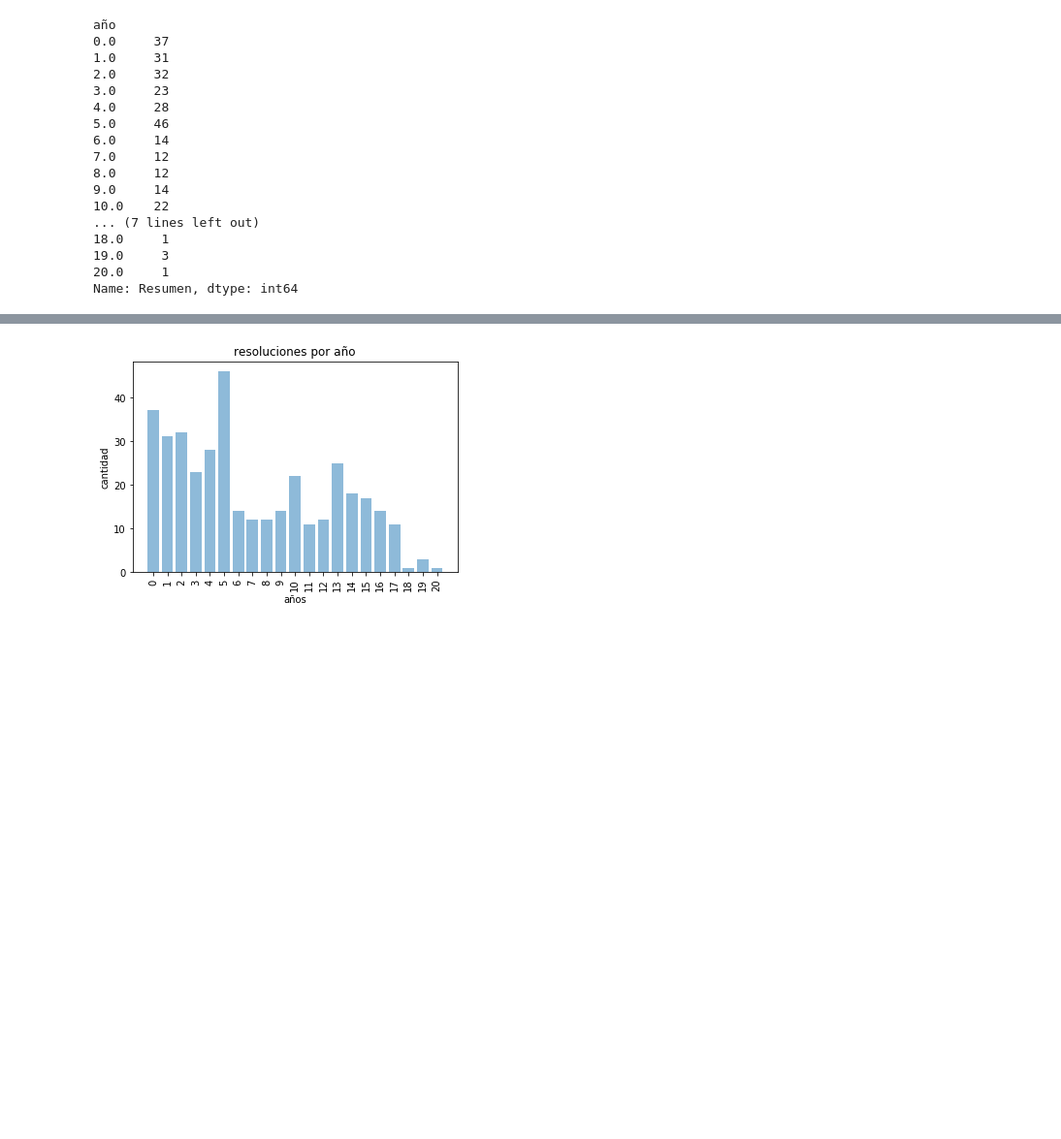
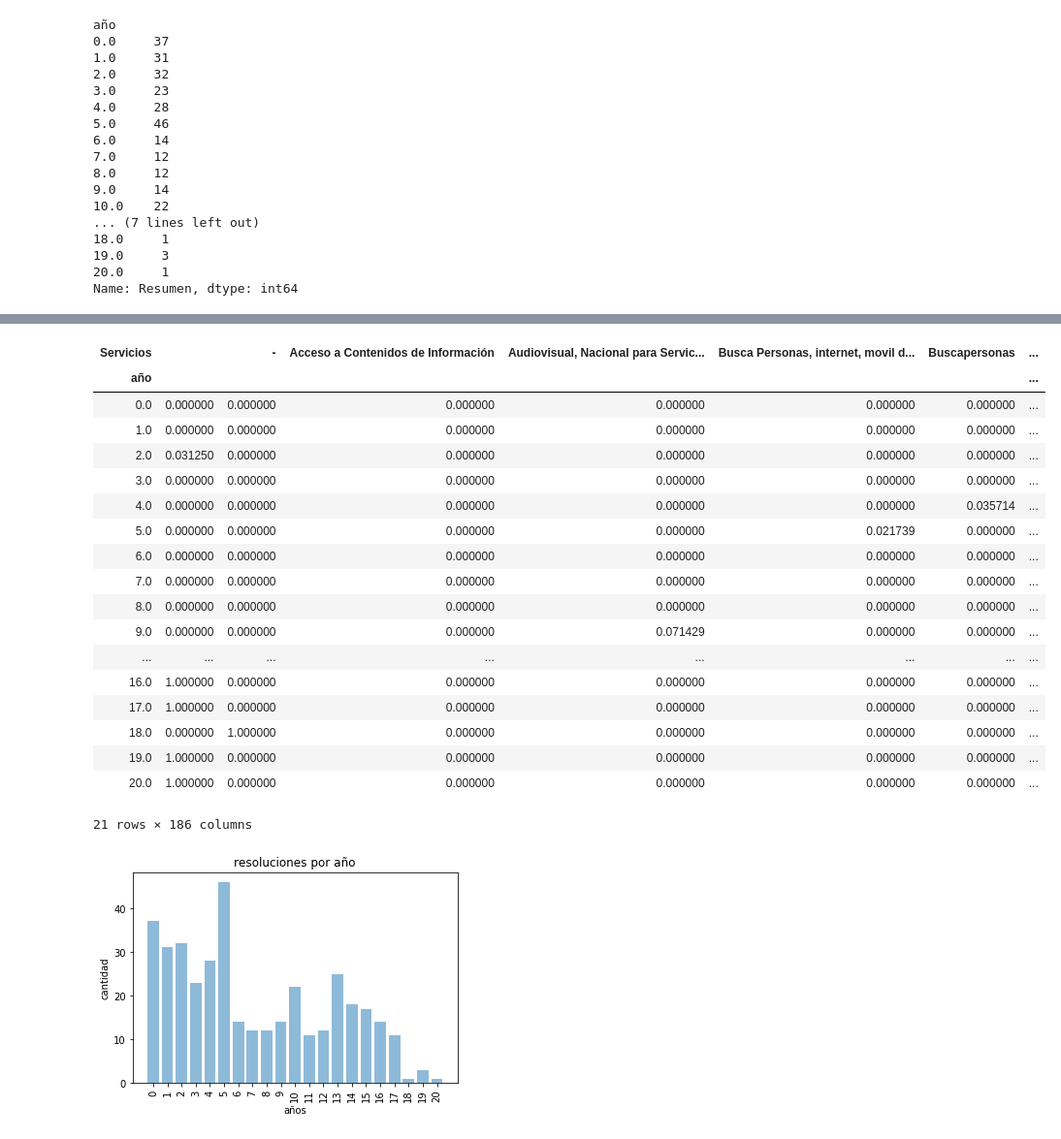
Before and after one commit to jguerrae/ProyectoReg, a Jupyter notebook: Telecomunicaciones/hd/LDA_hd.ipynb, the cells around one changed output, grey strips where cells are left out. Shown: that part at 97% size. Cells and saved outputs as stored; diff of their text form; code cells hidden in the pictures; blank space fills up the shorter version.

```diff
--- a/Telecomunicaciones/hd/LDA_hd.ipynb
+++ b/Telecomunicaciones/hd/LDA_hd.ipynb
@@ -47,0 +64,22 @@ Name: Resumen, dtype: int64
+# %%
+pd.crosstab(df.año, df.Servicios, normalize="index")
+# %% [output]
+| Servicios |  | - | Acceso a Contenidos de Información | Audiovisual, Nacional para Servic... | Busca Personas, internet, movil d... | Buscapersonas | ... |
+| año |  |  |  |  |  |  | ... |
+| 0.0 | 0.000000 | 0.000000 | 0.000000 | 0.000000 | 0.000000 | 0.000000 | ... |
+| 1.0 | 0.000000 | 0.000000 | 0.000000 | 0.000000 | 0.000000 | 0.000000 | ... |
+| 2.0 | 0.031250 | 0.000000 | 0.000000 | 0.000000 | 0.000000 | 0.000000 | ... |
+| 3.0 | 0.000000 | 0.000000 | 0.000000 | 0.000000 | 0.000000 | 0.000000 | ... |
+| 4.0 | 0.000000 | 0.000000 | 0.000000 | 0.000000 | 0.000000 | 0.035714 | ... |
+| 5.0 | 0.000000 | 0.000000 | 0.000000 | 0.000000 | 0.021739 | 0.000000 | ... |
+| 6.0 | 0.000000 | 0.000000 | 0.000000 | 0.000000 | 0.000000 | 0.000000 | ... |
+| 7.0 | 0.000000 | 0.000000 | 0.000000 | 0.000000 | 0.000000 | 0.000000 | ... |
+| 8.0 | 0.000000 | 0.000000 | 0.000000 | 0.000000 | 0.000000 | 0.000000 | ... |
+| 9.0 | 0.000000 | 0.000000 | 0.000000 | 0.071429 | 0.000000 | 0.000000 | ... |
+| ... | ... | ... | ... | ... | ... | ... | ... |
+| 16.0 | 1.000000 | 0.000000 | 0.000000 | 0.000000 | 0.000000 | 0.000000 | ... |
+| 17.0 | 1.000000 | 0.000000 | 0.000000 | 0.000000 | 0.000000 | 0.000000 | ... |
+| 18.0 | 0.000000 | 1.000000 | 0.000000 | 0.000000 | 0.000000 | 0.000000 | ... |
+| 19.0 | 1.000000 | 0.000000 | 0.000000 | 0.000000 | 0.000000 | 0.000000 | ... |
+| 20.0 | 1.000000 | 0.000000 | 0.000000 | 0.000000 | 0.000000 | 0.000000 | ... |
+21 rows × 186 columns
```
Also changed, not shown: parts of 2 cells of this notebook, 6 other files.
